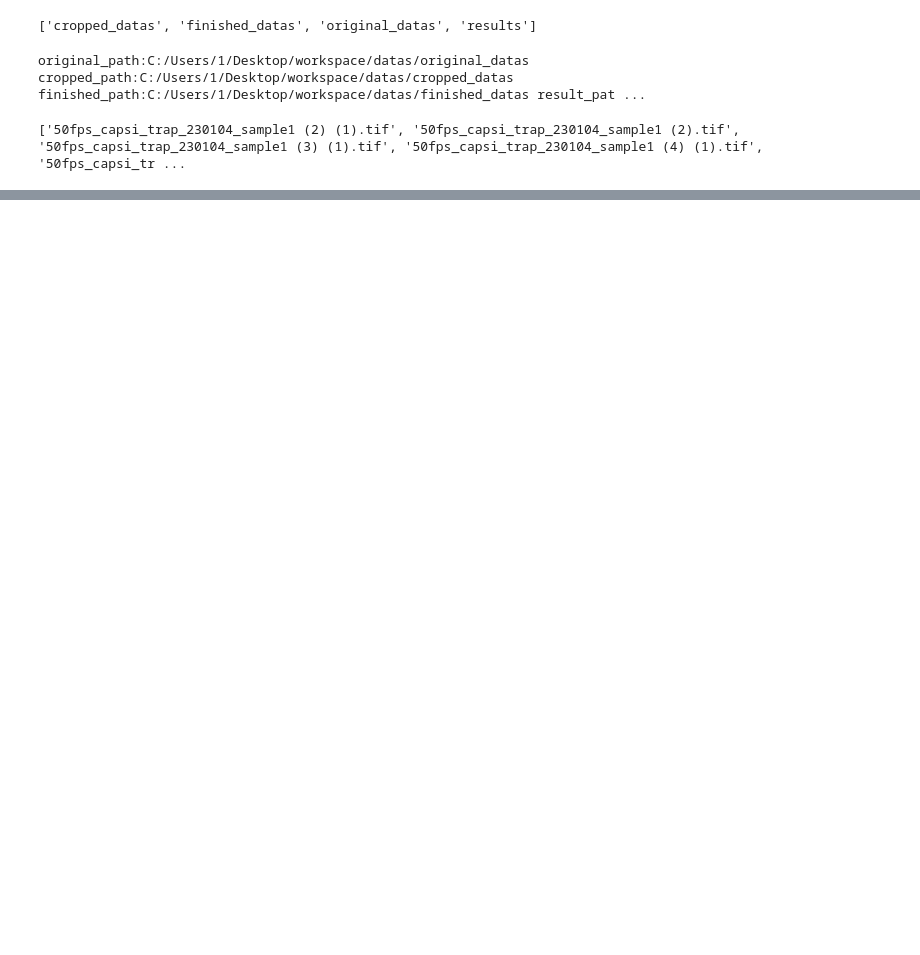
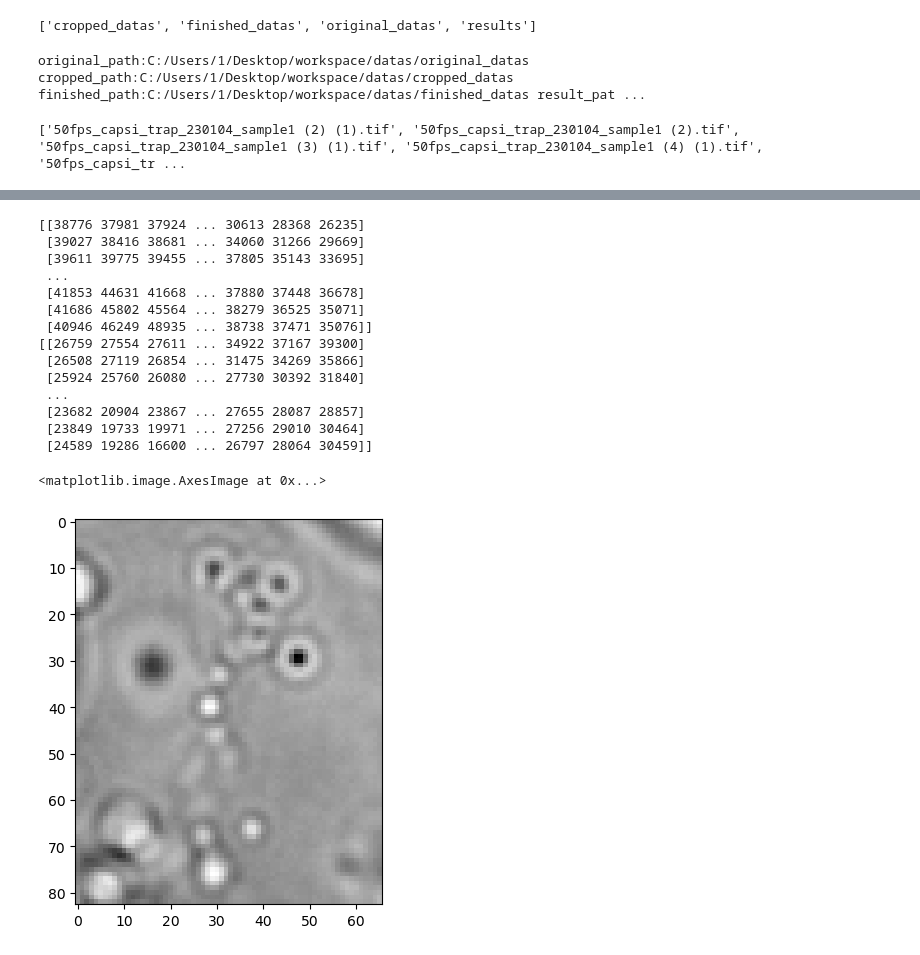
Before and after one commit to Songhyeane/cell_tracking, a Jupyter notebook: cell_tracking.ipynb, the cells around one changed output, grey strips where cells are left out. Cells and saved outputs as stored; diff of their text form; code cells hidden in the pictures; blank space fills up the shorter version.

```diff
--- a/cell_tracking.ipynb
+++ b/cell_tracking.ipynb
@@ -92,7 +93,0 @@ for i in range(len(img_array[:])):
-# %%
-nd_array_stack = np.array([[[]]])
-# %%
-for i in range(len(img_array[:])):
-    crop_img_array = img_array[:][i][int(y_range[0]):int(y_range[1]),int(x_range[0]):int(x_range[1])]
-    print(crop_img_array.shape)
-    print(crop_img_array)
@@ -167,0 +168,8 @@ tiff.imwrite(cropped_path+'/'+'cropped'+original_datas_list[0], converted_data,
+# %%
+def reverse_brightness(nd_array_stack):
+    np.where(nd_array_stack>0,100000-nd_array_stack,nd_array_stack)
+    return  nd_array_stack
+
+nd_array_stack=reverse_brightness(nd_array_stack)
+print(nd_array_stack)
+tiff.imwrite(cropped_path+'/'+'cropped'+original_datas_list[original_datas_index], converted_data, photometric='minisblack')
@@ -181,0 +248,27 @@ imgs = ax.imshow(img_array[:][0], cmap = 'gray')
+# %%
+def reverse_brightness(frames):
+    print(frames[0])
+    frames = np.uint16(2**16-1) - frames
+    print(frames[0])
+    return frames
+
+rev_frames =reverse_brightness(pims.open(cropped_path+'/'+'cropped'+original_datas_list[original_datas_index]))
+#print(rev_frames[10])
+plt.imshow(rev_frames[0])
+# %% [output]
+[[38776 37981 37924 ... 30613 28368 26235]
+ [39027 38416 38681 ... 34060 31266 29669]
+ [39611 39775 39455 ... 37805 35143 33695]
+ ...
+ [41853 44631 41668 ... 37880 37448 36678]
+ [41686 45802 45564 ... 38279 36525 35071]
+ [40946 46249 48935 ... 38738 37471 35076]]
+[[26759 27554 27611 ... 34922 37167 39300]
+ [26508 27119 26854 ... 31475 34269 35866]
+ [25924 25760 26080 ... 27730 30392 31840]
+ ...
+ [23682 20904 23867 ... 27655 28087 28857]
+ [23849 19733 19971 ... 27256 29010 30464]
+ [24589 19286 16600 ... 26797 28064 30459]]
+<matplotlib.image.AxesImage at 0x...>
+[figure, added]
```
Also changed, not shown: parts of 54 cells of this notebook, 2 other files.
